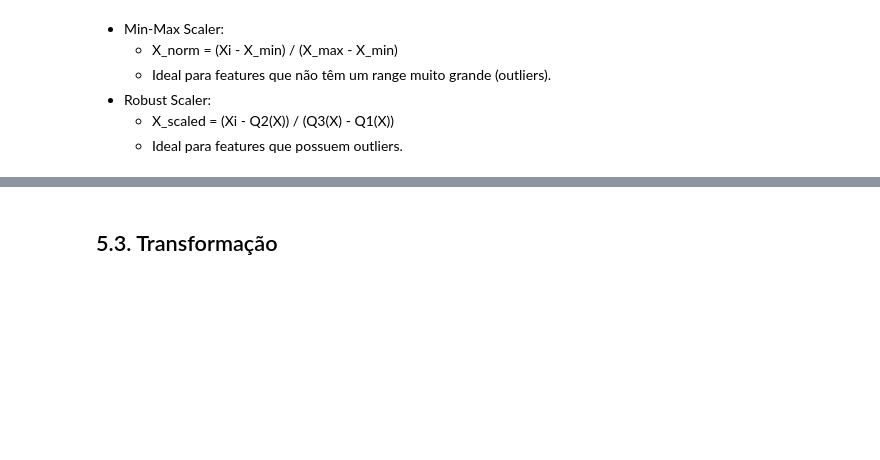
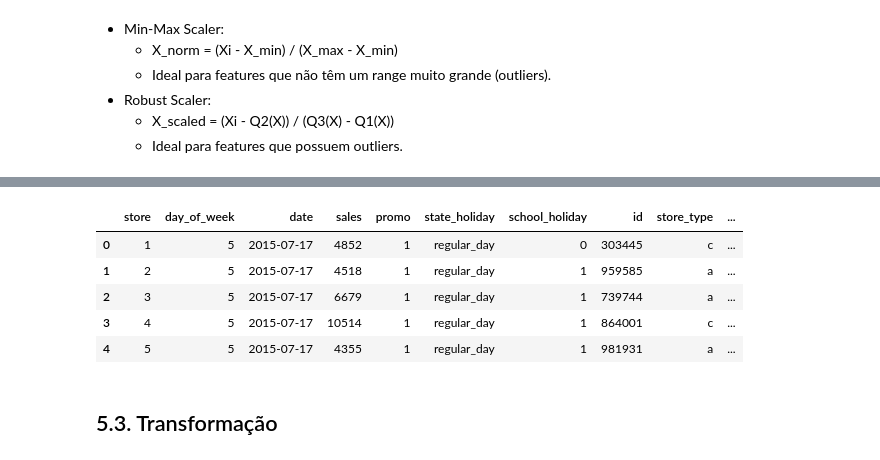
Before and after one commit to cabicho/ds_in_deploy, a Jupyter notebook: server_notebooks_rossmann_stores_sales_prediction.ipynb, the cells around one changed output, grey strips where cells are left out. Saved outputs shown, nothing was run; the diff lists cells and outputs as text; code cells hidden in the pictures; blank space fills up the shorter version.

```diff
--- a/server_notebooks_rossmann_stores_sales_prediction.ipynb
+++ b/server_notebooks_rossmann_stores_sales_prediction.ipynb
@@ -1116,20 +1114,27 @@ pickle.dump(mms, open('../api/parameter/year_scaler.pkl', 'wb'))
 """
 
 #self.home_path =
-path_="/content/drive/MyDrive/ds_in_deploy/parameter/" #'C:/Users/paula/google_drive/#Projetos/repos/ds_em_producao/rossmann_store_sales_prediction/'
+path_="/content/drive/MyDrive/ds_in_deploy/parameter/4/" #'C:/Users/paula/google_drive/#Projetos/repos/ds_em_producao/rossmann_store_sales_prediction/'
+
+#!ls /content/drive/MyDrive/ds_in_deploy/rossmann
+import os
+#path='/content/drive/MyDrive/ds_in_deploy/rossmann'
+if not os.path.exists(path_): # is there path
+  os.mkdir(path_) #Create the directory
+#!ls path # ver se existe algo na pasta
 
 # 'competition_distance'
 df5['competition_distance'] = rs.fit_transform(df5[['competition_distance']].values)
 pickle.dump(rs, open(str(path_+'competition_distance_scaler.pkl'), 'wb'))
 
 # 'competition_time_month'
-#df5['competition_time_month'] = rs.fit_transform(df5[['competition_distance']].values)
-#pickle.dump(rs, open('../api/parameter/competition_time_month_scaler.pkl', 'wb'))
+df5['competition_time_month'] = rs.fit_transform(df5[['competition_distance']].values)
+pickle.dump(rs, open(str(path_+'competition_time_month_scaler.pkl'), 'wb'))
 
 # 'promo2_time_week'
 df5['promo2_time_week'] = mms.fit_transform(df5[['year']].values)
 pickle.dump(mms, open(str(path_+'promo2_time_week_scaler.pkl'), 'wb'))
 
 # 'year'
-#df5['year'] = mms.fit_transform(df5[['year']].values)
-#pickle.dump(mms, open('../api/parameter/year_scaler.pkl', 'wb'))
+df5['year'] = mms.fit_transform(df5[['year']].values)
+pickle.dump(mms, open(str(path_+'year_scaler.pkl'), 'wb'))
@@ -1136,3 +1145,12 @@ pickle.dump(mms, open(str(path_+'promo2_time_week_scaler.pkl'), 'wb'))
+# %%
+df5.head()
+# %% [output]
+|  | store | day_of_week | date | sales | promo | state_holiday | school_holiday | id | store_type | ... |
+| 0 | 1 | 5 | 2015-07-17 | 4852 | 1 | regular_day | 0 | 303445 | c | ... |
+| 1 | 2 | 5 | 2015-07-17 | 4518 | 1 | regular_day | 1 | 959585 | a | ... |
+| 2 | 3 | 5 | 2015-07-17 | 6679 | 1 | regular_day | 1 | 739744 | a | ... |
+| 3 | 4 | 5 | 2015-07-17 | 10514 | 1 | regular_day | 1 | 864001 | c | ... |
+| 4 | 5 | 5 | 2015-07-17 | 4355 | 1 | regular_day | 1 | 981931 | a | ... |
 # %% [markdown]
 ## 5.3. Transformação
 # %% [markdown]
```
Also changed, not shown: parts of 3 cells of this notebook.
